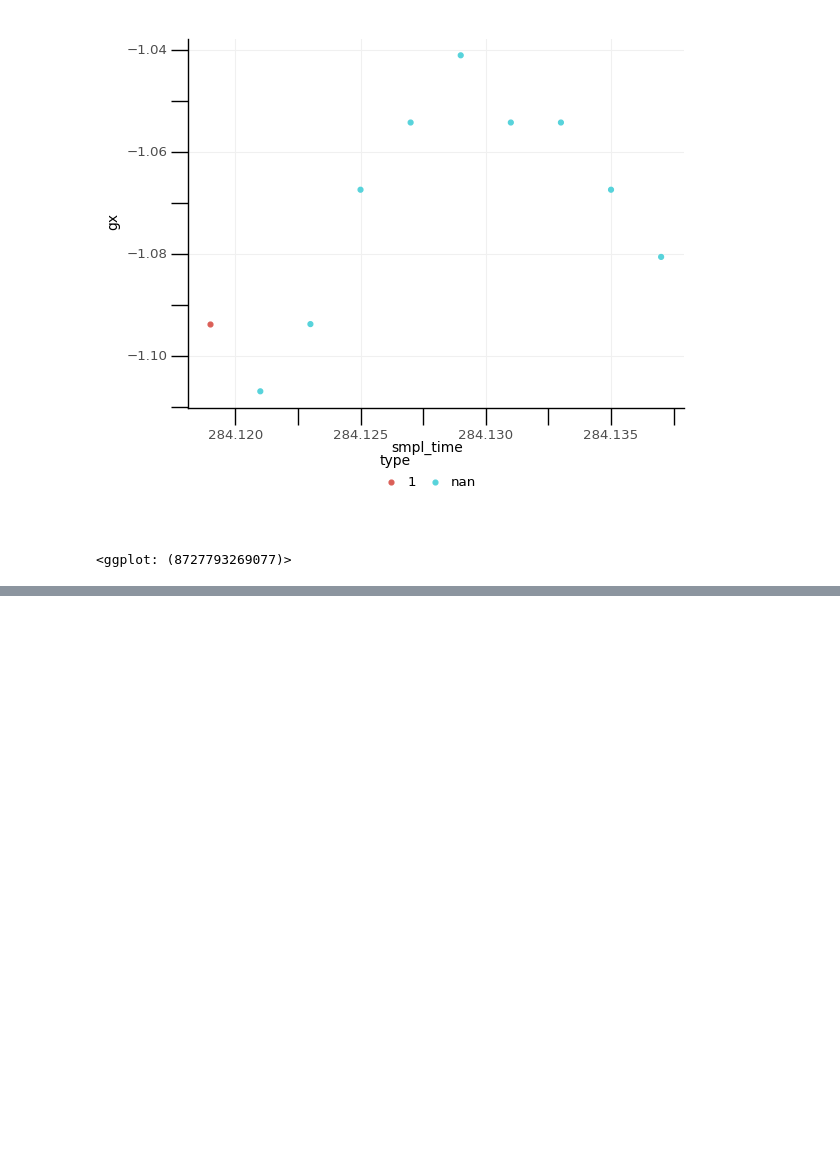
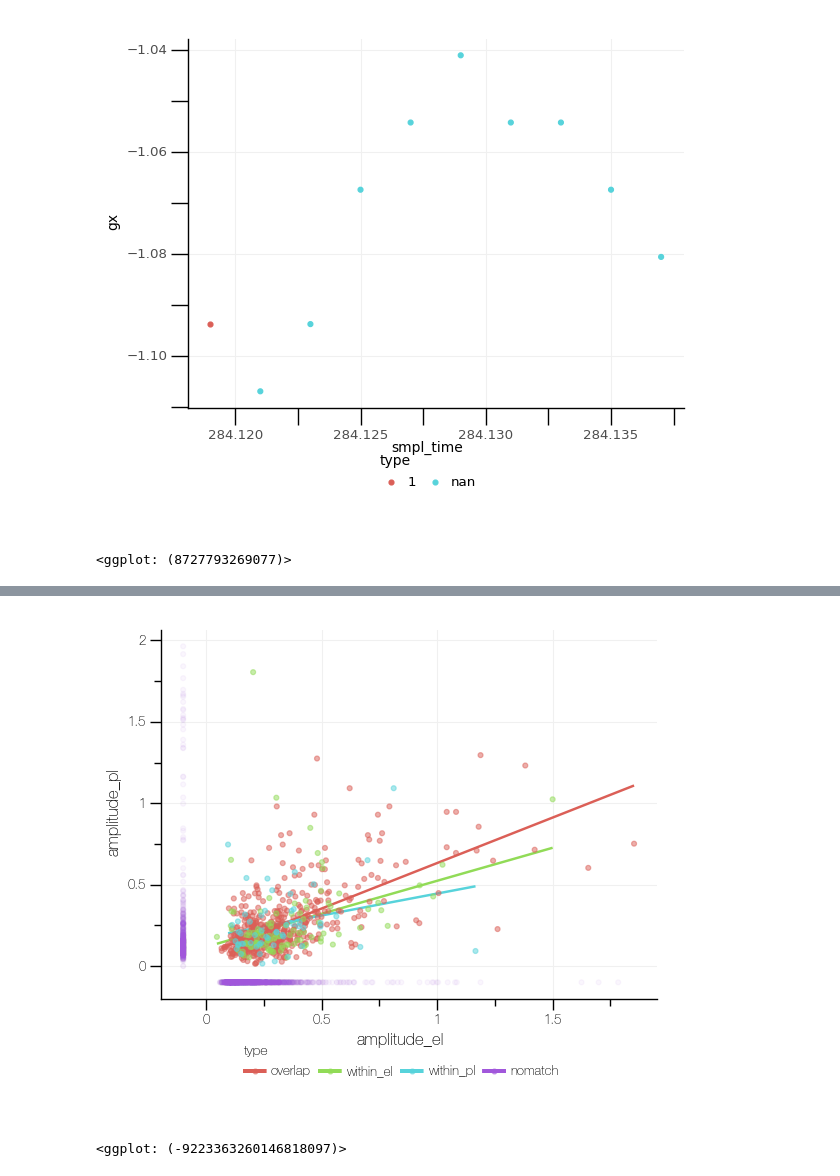
Before and after one commit to behinger/etcomp, a Jupyter notebook: code/MICROSACC.ipynb, the cells around one changed output, grey strips where cells are left out. Saved outputs shown, nothing was run; the diff lists cells and outputs as text; code cells hidden in the pictures; blank space fills up the shorter version.

```diff
--- a/code/MICROSACC.ipynb
+++ b/code/MICROSACC.ipynb
@@ -250,0 +329,21 @@ microsaccade
+# %%
+dfmatch.head()
+
+
+microsaccade.loc[:,"angle"] = posToAngle(microsaccade.start_gx,microsaccade.start_gy,microsaccade.end_gx,microsaccade.end_gy)
+allmatch_el = microsaccade.query("eyetracker=='el'")
+allmatch_pl = microsaccade.query("eyetracker=='pl'")
+
+allmatch_el.loc[:,"amplitude_el"] = allmatch_el.loc[:,'amplitude']
+allmatch_el.loc[:,"amplitude_pl"] = -.1
+allmatch_el.loc[:,"angle_el"] = allmatch_el.loc[:,'angle']
+allmatch_el.loc[:,"angle_pl"] = -.1 - np.pi
+
+
+allmatch_pl.loc[:,"amplitude_pl"] = allmatch_pl.loc[:,'amplitude']
+allmatch_pl.loc[:,"amplitude_el"] = -.1
+allmatch_pl.loc[:,"angle_pl"] = allmatch_pl.loc[:,'angle']
+allmatch_pl.loc[:,"angle_el"] = -.1 - np.pi
+
+allmatch_el = allmatch_el.drop(dfmatch.el_ix)
+allmatch_pl = allmatch_pl.drop(dfmatch.pl_ix)
@@ -250,0 +396,4 @@ microsaccade
+# %%
+allmatch = pd.concat([allmatch_el,allmatch_pl],join="outer")
+allmatch.loc[:,"type"] = 'nomatch'
+allall = pd.concat([allmatch,dfmatch],join="inner")
@@ -250,0 +408,5 @@ microsaccade
+# %%
+ggplot(dfmatch,aes(x="amplitude_el",y="amplitude_pl",color="type"))+stat_smooth(method="lm",se=False)+geom_point(alpha=0.5)+geom_point(allmatch,alpha=0.05)
+# %% [output]
+[figure, added]
+<ggplot: (-9223363260146818097)>
```
Also changed, not shown: parts of 11 cells of this notebook, 3 other files.
